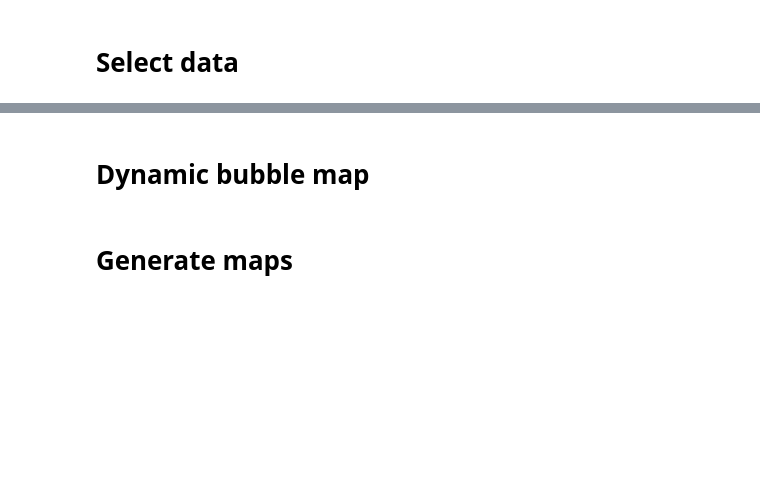
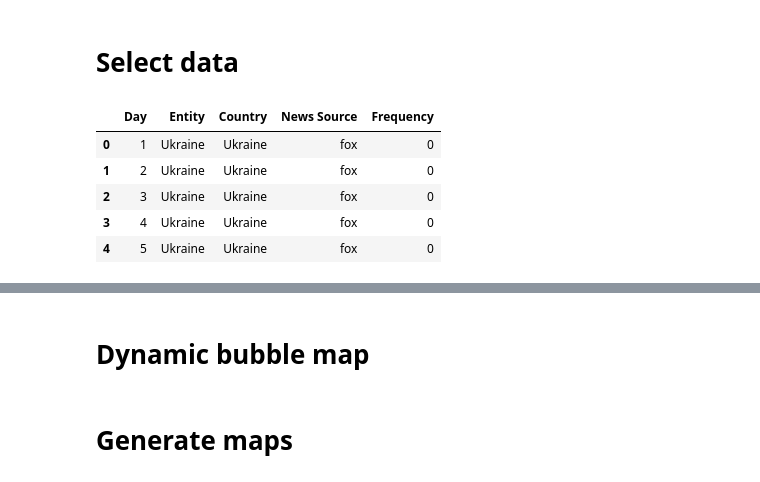
Before and after one commit to alexdseo/Visualization-App-on-World-Events, a Jupyter notebook: dynamic_maps.ipynb, the cells around one changed output, grey strips where cells are left out. Cells and saved outputs as stored; diff of their text form; code cells hidden in the pictures; blank space fills up the shorter version.

```diff
--- a/dynamic_maps.ipynb
+++ b/dynamic_maps.ipynb
@@ -66,6 +64,21 @@ df.head()
 | 4 | Poland | 8 | GPE | 2022 | 3 | 1 | 52.215933 | 19.134422 | Poland | NaN | ... |
 # %% [markdown]
 # Select data
+# %%
+# Placeholder df for Fox 3/1-11 and Aljazeera 3/31, to concatenate with main df later
+placeholder_df = pd.DataFrame({"Day": [i for i in range(1,12)] + [31],
+                               "Entity": ["Ukraine" for i in range(1,13)],
+                               "Country": ["Ukraine" for i in range(1,13)],
+                               "News Source": ["fox" for i in range(1,12)] + ["aljazeera"],
+                               "Frequency": [0 for i in range(1,13)]})
+placeholder_df.head()
+# %% [output]
+|  | Day | Entity | Country | News Source | Frequency |
+| 0 | 1 | Ukraine | Ukraine | fox | 0 |
+| 1 | 2 | Ukraine | Ukraine | fox | 0 |
+| 2 | 3 | Ukraine | Ukraine | fox | 0 |
+| 3 | 4 | Ukraine | Ukraine | fox | 0 |
+| 4 | 5 | Ukraine | Ukraine | fox | 0 |
 # %%
 # SELECT DATA FOR WORLD MAP
 # Large entities only, i.e. countries
```
Also changed, not shown: parts of 4 cells of this notebook.
